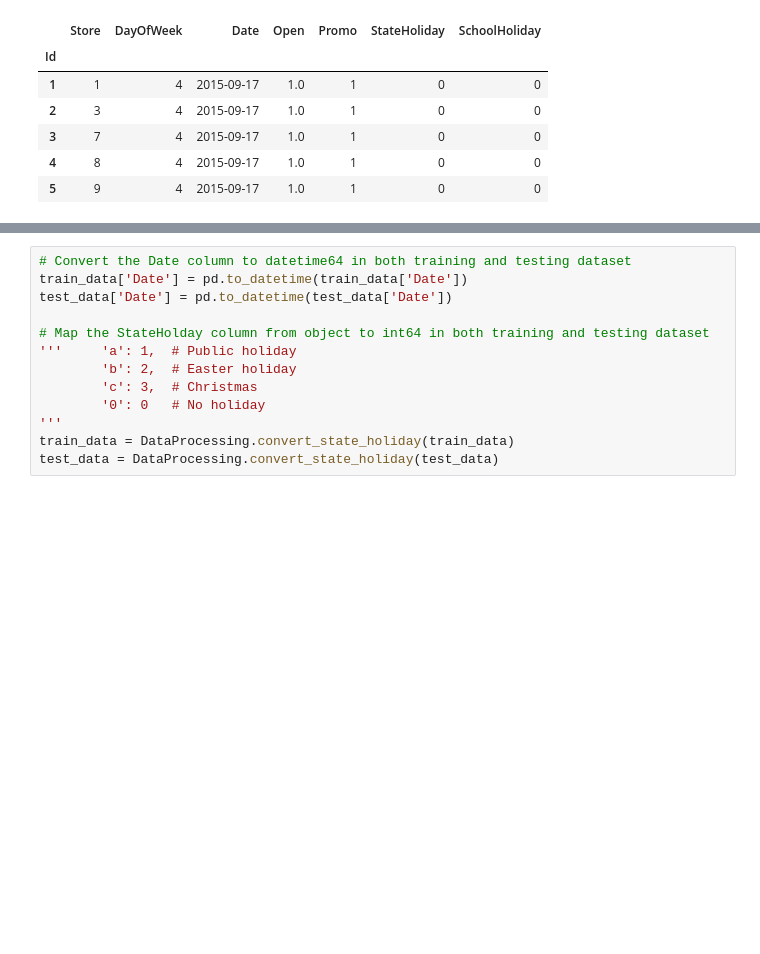
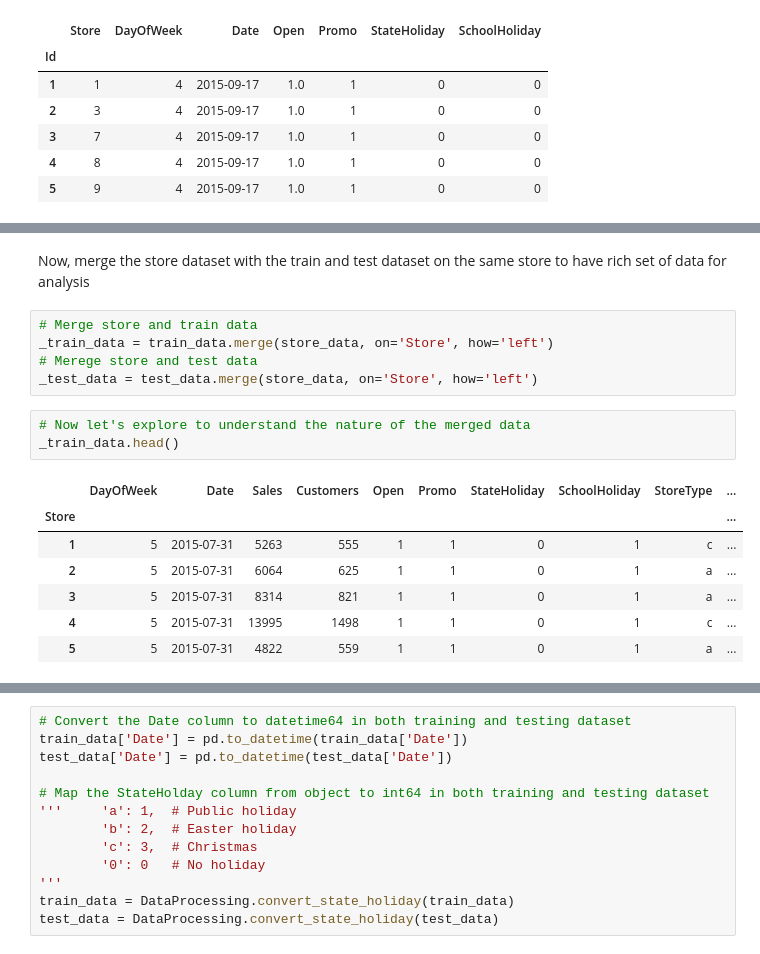
Before and after one commit to epythonlab/rossmann-pharma-sales-prediction, a Jupyter notebook: notebooks/EDA_Rossmann_Store_Sales.ipynb, the cells around one changed output, grey strips where cells are left out. Cells and saved outputs as stored; diff of their text form; blank space fills up the shorter version.

```diff
--- a/notebooks/EDA_Rossmann_Store_Sales.ipynb
+++ b/notebooks/EDA_Rossmann_Store_Sales.ipynb
@@ -62,0 +76,18 @@ test_data.head()
+# %% [markdown]
+Now, merge the store dataset with the  train and test dataset on the same store to have rich set of data for analysis
+# %%
+# Merge store and train data
+_train_data = train_data.merge(store_data, on='Store', how='left')
+# Merege store and test data
+_test_data = test_data.merge(store_data, on='Store', how='left')
+# %%
+# Now let's explore to understand the nature of the merged data
+_train_data.head()
+# %% [output]
+|  | DayOfWeek | Date | Sales | Customers | Open | Promo | StateHoliday | SchoolHoliday | StoreType | ... |
+| Store |  |  |  |  |  |  |  |  |  | ... |
+| 1 | 5 | 2015-07-31 | 5263 | 555 | 1 | 1 | 0 | 1 | c | ... |
+| 2 | 5 | 2015-07-31 | 6064 | 625 | 1 | 1 | 0 | 1 | a | ... |
+| 3 | 5 | 2015-07-31 | 8314 | 821 | 1 | 1 | 0 | 1 | a | ... |
+| 4 | 5 | 2015-07-31 | 13995 | 1498 | 1 | 1 | 0 | 1 | c | ... |
+| 5 | 5 | 2015-07-31 | 4822 | 559 | 1 | 1 | 0 | 1 | a | ... |
```
Also changed, not shown: parts of 15 cells of this notebook, 1 other file.
